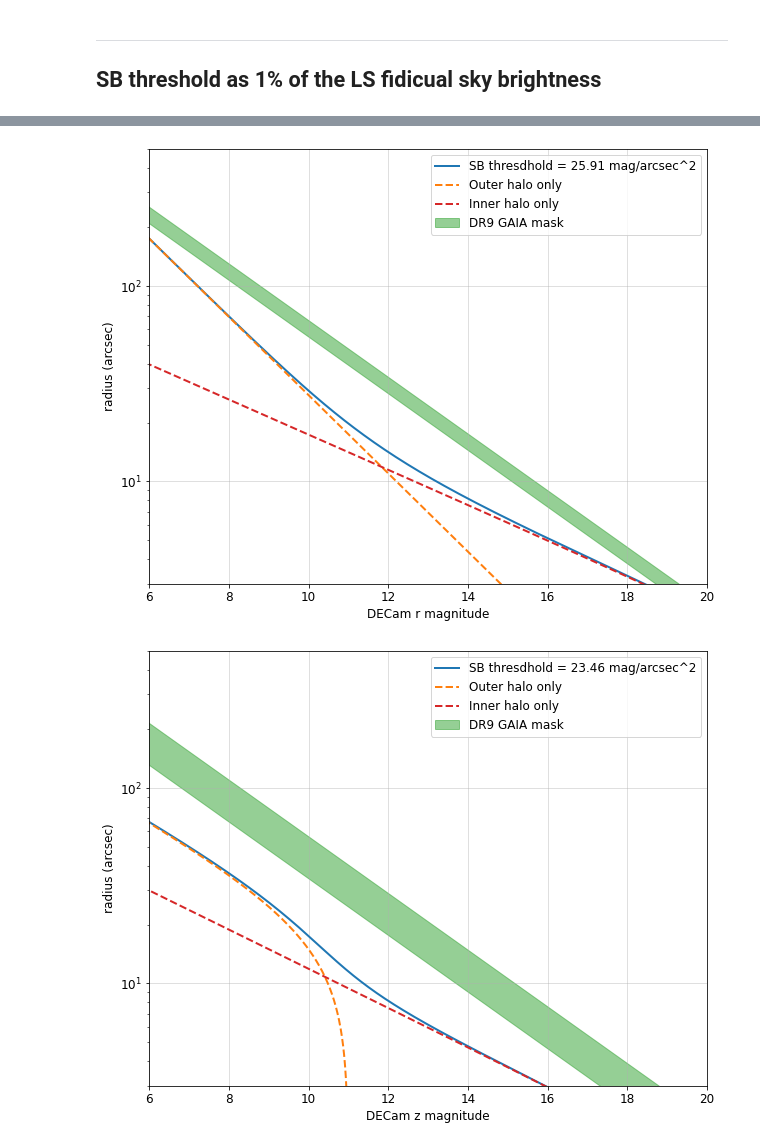
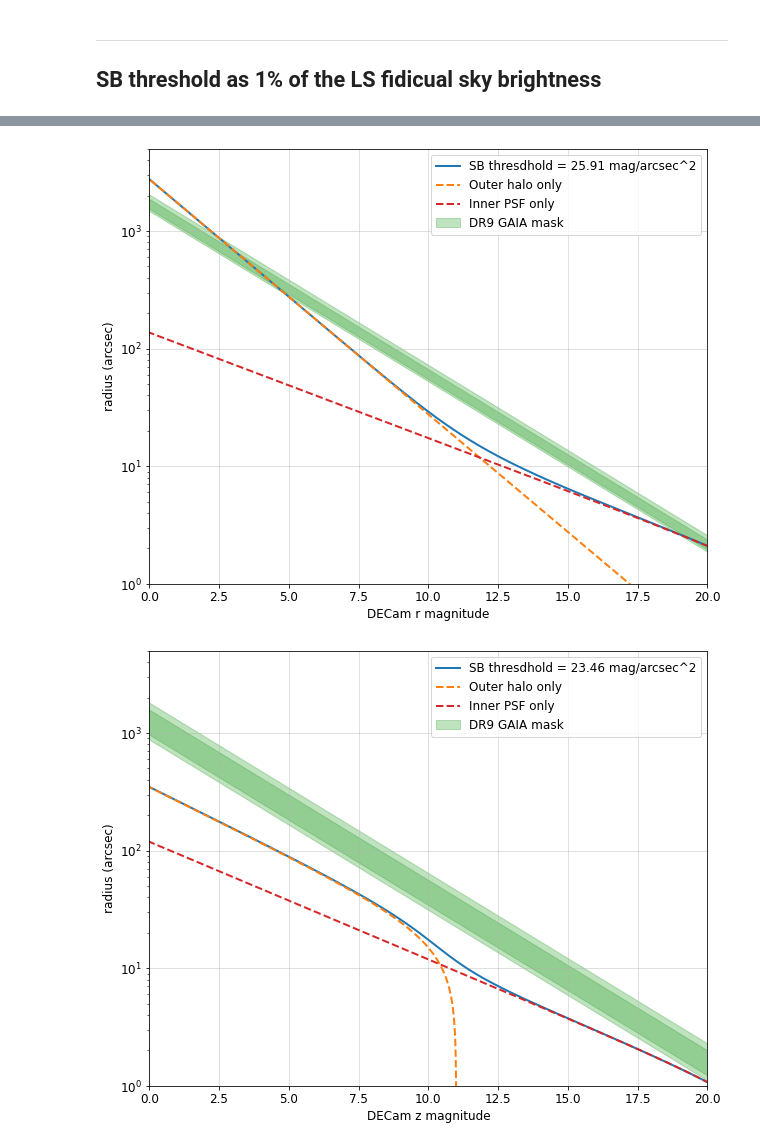
Before and after one commit to rongpu/desi-misc, a Jupyter notebook: bright_star_profiles/final/radius_vs_magnitude-decam-dr9_mask_radii.ipynb, the cells around one changed output, grey strips where cells are left out. Saved outputs shown, nothing was run; the diff lists cells and outputs as text; code cells hidden in the pictures.

```diff
--- a/bright_star_profiles/final/radius_vs_magnitude-decam-dr9_mask_radii.ipynb
+++ b/bright_star_profiles/final/radius_vs_magnitude-decam-dr9_mask_radii.ipynb
@@ -71,11 +71,12 @@ pixscale = 0.262
 moffat_medians = {'g_alpha': 0.86, 'g_beta': 2.48, 'r_alpha': 0.67, 'r_beta': 2.23, 'z_alpha': 0.51, 'z_beta': 2.00}
 
 # DECam - GAIA range
-g_min, g_max =  0.22, 1.90
-r_min, r_max =  -0.17, 0.41
-z_min, z_max =  -1.57, -0.09
-keys = ['g_min', 'g_max', 'r_min', 'r_max', 'z_min', 'z_max']
-values = [g_min, g_max, r_min, r_max, z_min, z_max]
+g_2sigma_min, g_2sigma_max, g_3sigma_min, g_3sigma_max =  0.22, 1.91, -0.12, 2.28
+r_2sigma_min, r_2sigma_max, r_3sigma_min, r_3sigma_max =  -0.17, 0.41, -0.30, 0.67
+z_2sigma_min, z_2sigma_max, z_3sigma_min, z_3sigma_max =  -1.57, -0.10, -1.86, 0.31
+
+keys = ['g_2sigma_min', 'g_2sigma_max', 'r_2sigma_min', 'r_2sigma_max', 'z_2sigma_min', 'z_2sigma_max', 'g_3sigma_min', 'g_3sigma_max', 'r_3sigma_min', 'r_3sigma_max', 'z_3sigma_min', 'z_3sigma_max']
+values = [g_2sigma_min, g_2sigma_max, r_2sigma_min, r_2sigma_max, z_2sigma_min, z_2sigma_max, g_3sigma_min, g_3sigma_max, r_3sigma_min, r_3sigma_max, z_3sigma_min, z_3sigma_max]
 decam_gaia_ranges = {keys[i]: values[i] for i in range(len(keys))}
 # %% [markdown]
 ## Plot the radius-magnitude relation (which is the inverse of the PSF profiles)
@@ -85,7 +86,7 @@ for band in ['g', 'r', 'z']:
 
     alpha, beta = moffat_medians[band+'_alpha'], moffat_medians[band+'_beta']
 
-    radius = np.logspace(-1, np.log10(500), 1000)
+    radius = np.logspace(-1, np.log10(10000), 1000)
 
     sb_limit_in_mag = 27.5
     sb_limit_in_nmgy = 10**((22.5-sb_limit_in_mag)/2.5)
@@ -106,19 +107,22 @@ for band in ['g', 'r', 'z']:
     mag_at_radius_outer = 22.5+2.5*np.log10(flux_outer/sb_limit_in_nmgy)
 
     # compare with DR9 GAIA mask
-    gaia_radius_min = 1630 * 1.396**(-(mag_at_radius-decam_gaia_ranges[band+'_min']))
-    gaia_radius_max = 1630 * 1.396**(-(mag_at_radius-decam_gaia_ranges[band+'_max']))
+    gaia_radius_2sigma_min = 1630 * 1.396**(-(mag_at_radius-decam_gaia_ranges[band+'_2sigma_min']))
+    gaia_radius_2sigma_max = 1630 * 1.396**(-(mag_at_radius-decam_gaia_ranges[band+'_2sigma_max']))
+    gaia_radius_3sigma_min = 1630 * 1.396**(-(mag_at_radius-decam_gaia_ranges[band+'_3sigma_min']))
+    gaia_radius_3sigma_max = 1630 * 1.396**(-(mag_at_radius-decam_gaia_ranges[band+'_3sigma_max']))
 
     plt.figure(figsize=(10, 8))
     plt.semilogy(mag_at_radius, radius, '-', lw=2, label='SB thresdhold = {:.1f} mag/arcsec^2'.format(sb_limit_in_mag))
     plt.semilogy(mag_at_radius_outer, radius, '--', lw=2, label='Outer halo only', color='C1')
-    plt.fill_between(mag_at_radius, gaia_radius_min, gaia_radius_max, alpha=0.5, label='DR9 GAIA mask', color='C2')
+    plt.fill_between(mag_at_radius, gaia_radius_2sigma_min, gaia_radius_2sigma_max, alpha=0.3, label='DR9 GAIA mask', color='C2')
+    plt.fill_between(mag_at_radius, gaia_radius_3sigma_min, gaia_radius_3sigma_max, alpha=0.3, color='C2')
     plt.grid(alpha=0.5)
     # plt.title(' ')
     plt.xlabel('DECam {} magnitude'.format(band))
     plt.ylabel('radius (arcsec)')
     # plt.axhline(5., lw=2, ls='--', color='k')
-    plt.axis([6, 20, 3, 500])
+    plt.axis([0, 20, 1, 5000])
     plt.legend()
     plt.show()
 # %% [output]
@@ -135,7 +139,7 @@ for band in ['g', 'r', 'z']:
 
     alpha, beta = moffat_medians[band+'_alpha'], moffat_medians[band+'_beta']
 
-    radius = np.logspace(-1, np.log10(500), 1000)
+    radius = np.logspace(-1, np.log10(10000), 1000)
 
     sb_limit_in_mag = fidicual_sb_limit_in_mag[band]
     sb_limit_in_nmgy = 10**((22.5-sb_limit_in_mag)/2.5)
@@ -157,20 +161,23 @@ for band in ['g', 'r', 'z']:
     mag_at_radius_inner = 22.5+2.5*np.log10(flux_inner/sb_limit_in_nmgy)
 
     # compare with DR9 GAIA mask
-    gaia_radius_min = 1630 * 1.396**(-(mag_at_radius-decam_gaia_ranges[band+'_min']))
-    gaia_radius_max = 1630 * 1.396**(-(mag_at_radius-decam_gaia_ranges[band+'_max']))
+    gaia_radius_2sigma_min = 1630 * 1.396**(-(mag_at_radius-decam_gaia_ranges[band+'_2sigma_min']))
+    gaia_radius_2sigma_max = 1630 * 1.396**(-(mag_at_radius-decam_gaia_ranges[band+'_2sigma_max']))
+    gaia_radius_3sigma_min = 1630 * 1.396**(-(mag_at_radius-decam_gaia_ranges[band+'_3sigma_min']))
+    gaia_radius_3sigma_max = 1630 * 1.396**(-(mag_at_radius-decam_gaia_ranges[band+'_3sigma_max']))
 
     plt.figure(figsize=(10, 8))
     plt.semilogy(mag_at_radius, radius, '-', lw=2, label='SB thresdhold = {:g} mag/arcsec^2'.format(sb_limit_in_mag))
     plt.semilogy(mag_at_radius_outer, radius, '--', lw=2, label='Outer halo only', color='C1')
-    plt.semilogy(mag_at_radius_inner, radius, '--', lw=2, label='Inner halo only', color='C3')
-    plt.fill_between(mag_at_radius, gaia_radius_min, gaia_radius_max, alpha=0.5, label='DR9 GAIA mask', color='C2')
+    plt.semilogy(mag_at_radius_inner, radius, '--', lw=2, label='Inner PSF only', color='C3')
+    plt.fill_between(mag_at_radius, gaia_radius_2sigma_min, gaia_radius_2sigma_max, alpha=0.3, label='DR9 GAIA mask', color='C2')
+    plt.fill_between(mag_at_radius, gaia_radius_3sigma_min, gaia_radius_3sigma_max, alpha=0.3, color='C2')
     plt.grid(alpha=0.5)
     # plt.title(' ')
     plt.xlabel('DECam {} magnitude'.format(band))
     plt.ylabel('radius (arcsec)')
     # plt.axhline(5., lw=2, ls='--', color='k')
-    plt.axis([6, 20, 3, 500])
+    plt.axis([0, 20, 1, 5000])
     plt.legend()
     plt.show()
 # %% [output]
@@ -178,2 +185,2 @@ for band in ['g', 'r', 'z']:
-[figure, old version]
+[figure, new version]
-[figure, old version]
+[figure, new version]
```
Also changed, not shown: parts of 2 cells of this notebook, 14 other files.
